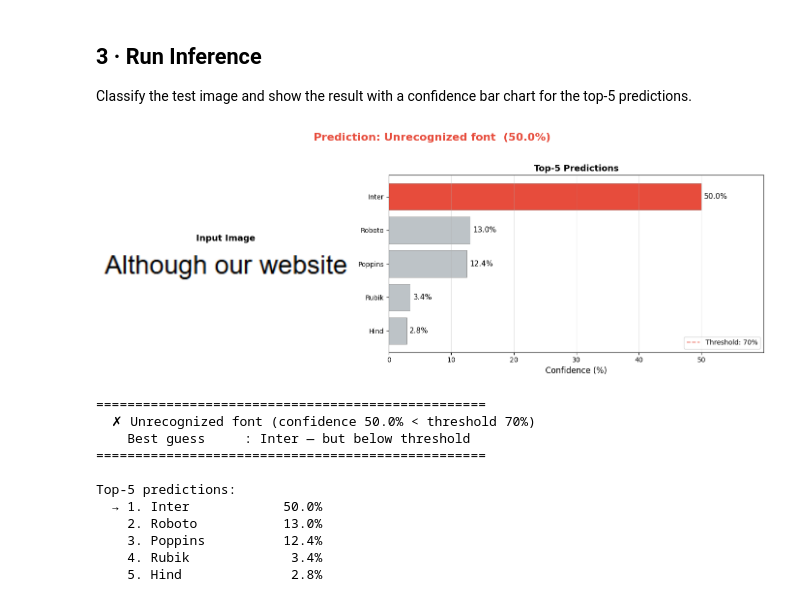
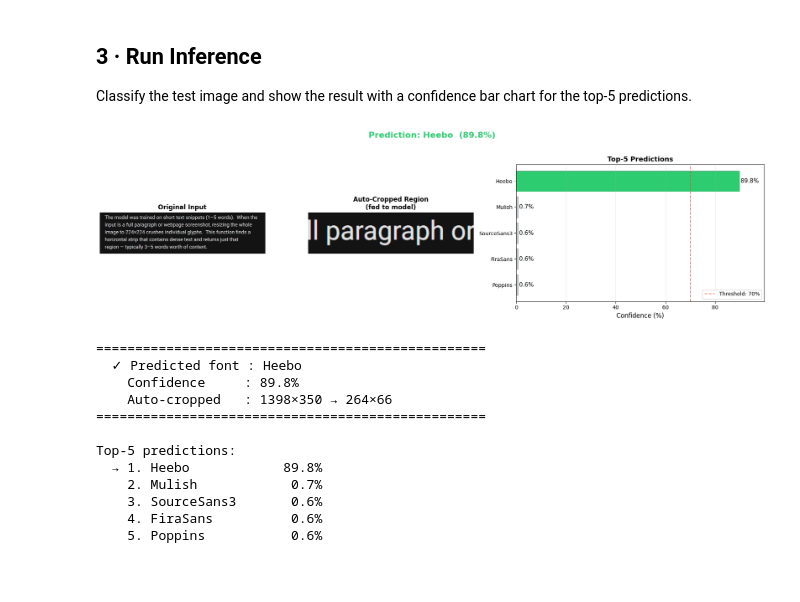
Before and after one commit to aristelcrowley/fine-grained-sans-serif-recognition, a Jupyter notebook: notebooks/inference.ipynb, the cells around one changed output. Drawn from its saved outputs; the diff is of its cells as text; code cells hidden in the pictures; blank space fills up the shorter version.

```diff
--- a/notebooks/inference.ipynb
+++ b/notebooks/inference.ipynb
@@ -152,37 +233,52 @@ TEST_IMAGE = "../test_images/image.png"
 
 result = predict_font(TEST_IMAGE)
 
-# Display
-fig, axes = plt.subplots(1, 2, figsize=(14, 5), gridspec_kw={"width_ratios": [1, 1.5]})
+# Check if a crop was actually applied
+was_cropped = (result["image"].size != result["cropped"].size)
 
-# Left: Input image
-ax_img = axes[0]
-ax_img.imshow(result["image"])
-ax_img.set_title("Input Image", fontsize=13, fontweight="bold")
-ax_img.axis("off")
+# Layout: 3 columns if cropped, 2 if not
+if was_cropped:
+    fig, axes = plt.subplots(1, 3, figsize=(18, 5),
+                             gridspec_kw={"width_ratios": [1, 1, 1.5]})
+    ax_orig, ax_crop, ax_bar = axes
 
-# Right: Top-5 confidence bar chart
-ax_bar = axes[1]
+    # Original image
+    ax_orig.imshow(result["image"])
+    ax_orig.set_title("Original Input", fontsize=12, fontweight="bold")
+    ax_orig.axis("off")
+
+    # Cropped region
+    ax_crop.imshow(result["cropped"])
+    ax_crop.set_title("Auto-Cropped Region\n(fed to model)", fontsize=12, fontweight="bold")
+    ax_crop.axis("off")
+else:
+    fig, axes = plt.subplots(1, 2, figsize=(14, 5),
+                             gridspec_kw={"width_ratios": [1, 1.5]})
+    ax_img, ax_bar = axes
+
+    ax_img.imshow(result["image"])
+    ax_img.set_title("Input Image", fontsize=13, fontweight="bold")
+    ax_img.axis("off")
+
+# Top-5 confidence bar chart
 fonts = [f for f, _ in result["top5"]]
 confs = [c * 100 for _, c in result["top5"]]
 
 colors = []
 for f, c in result["top5"]:
     if f == result["top5"][0][0] and result["is_recognized"]:
-        colors.append("#2ecc71")   # green for recognized top-1
+        colors.append("#2ecc71")
     elif f == result["top5"][0][0] and not result["is_recognized"]:
-        colors.append("#e74c3c")   # red for unrecognized top-1
+        colors.append("#e74c3c")
     else:
-        colors.append("#bdc3c7")   # grey for others
+        colors.append("#bdc3c7")
 
 bars = ax_bar.barh(fonts[::-1], confs[::-1], color=colors[::-1], edgecolor="grey", linewidth=0.5)
 
-# Add confidence labels
 for bar, conf in zip(bars, confs[::-1]):
     ax_bar.text(bar.get_width() + 0.5, bar.get_y() + bar.get_height() / 2,
                 f"{conf:.1f}%", va="center", fontsize=11)
 
-# Threshold line
 ax_bar.axvline(CONFIDENCE_THRESHOLD * 100, color="#e74c3c", ls="--", alpha=0.7,
                label=f"Threshold: {CONFIDENCE_THRESHOLD:.0%}")
 ax_bar.set_xlabel("Confidence (%)", fontsize=12)
@@ -190,42 +286,49 @@ ax_bar.set_xlim(0, max(confs) + 10)
 ax_bar.legend(fontsize=10, loc="lower right")
 ax_bar.set_title("Top-5 Predictions", fontsize=13, fontweight="bold")
 ax_bar.grid(axis="x", alpha=0.3)
 
 # Main title
 status = result["predicted_font"]
 conf_pct = result["confidence"] * 100
 title_color = "#2ecc71" if result["is_recognized"] else "#e74c3c"
 fig.suptitle(
     f"Prediction: {status}  ({conf_pct:.1f}%)",
     fontsize=16, fontweight="bold", color=title_color, y=1.03,
 )
 
 plt.tight_layout()
 plt.show()
 
 # Text summary
 print("=" * 50)
 if result["is_recognized"]:
     print(f"  ✓ Predicted font : {result['predicted_font']}")
     print(f"    Confidence     : {result['confidence']*100:.1f}%")
 else:
     print(f"  ✗ Unrecognized font (confidence {result['confidence']*100:.1f}% < threshold {CONFIDENCE_THRESHOLD*100:.0f}%)")
     print(f"    Best guess     : {result['top5'][0][0]} — but below threshold")
+
+if was_cropped:
+    orig_w, orig_h = result["image"].size
+    crop_w, crop_h = result["cropped"].size
+    print(f"    Auto-cropped   : {orig_w}×{orig_h} → {crop_w}×{crop_h}")
+
 print("=" * 50)
 print("\nTop-5 predictions:")
 for rank, (font, conf) in enumerate(result["top5"], 1):
     marker = "→" if rank == 1 else " "
     print(f"  {marker} {rank}. {font:<14s}  {conf*100:5.1f}%")
 # %% [output]
-[figure, old version]
+[figure, new version]
 ==================================================
-  ✗ Unrecognized font (confidence 50.0% < threshold 70%)
-    Best guess     : Inter — but below threshold
+  ✓ Predicted font : Heebo
+    Confidence     : 89.8%
+    Auto-cropped   : 1398×350 → 264×66
 ==================================================
 
 Top-5 predictions:
-  → 1. Inter            50.0%
-    2. Roboto           13.0%
-    3. Poppins          12.4%
-    4. Rubik             3.4%
-    5. Hind              2.8%
+  → 1. Heebo            89.8%
+    2. Mulish            0.7%
+    3. SourceSans3       0.6%
+    4. FiraSans          0.6%
+    5. Poppins           0.6%
```
Also changed, not shown: parts of 2 cells of this notebook, 1 other file.
